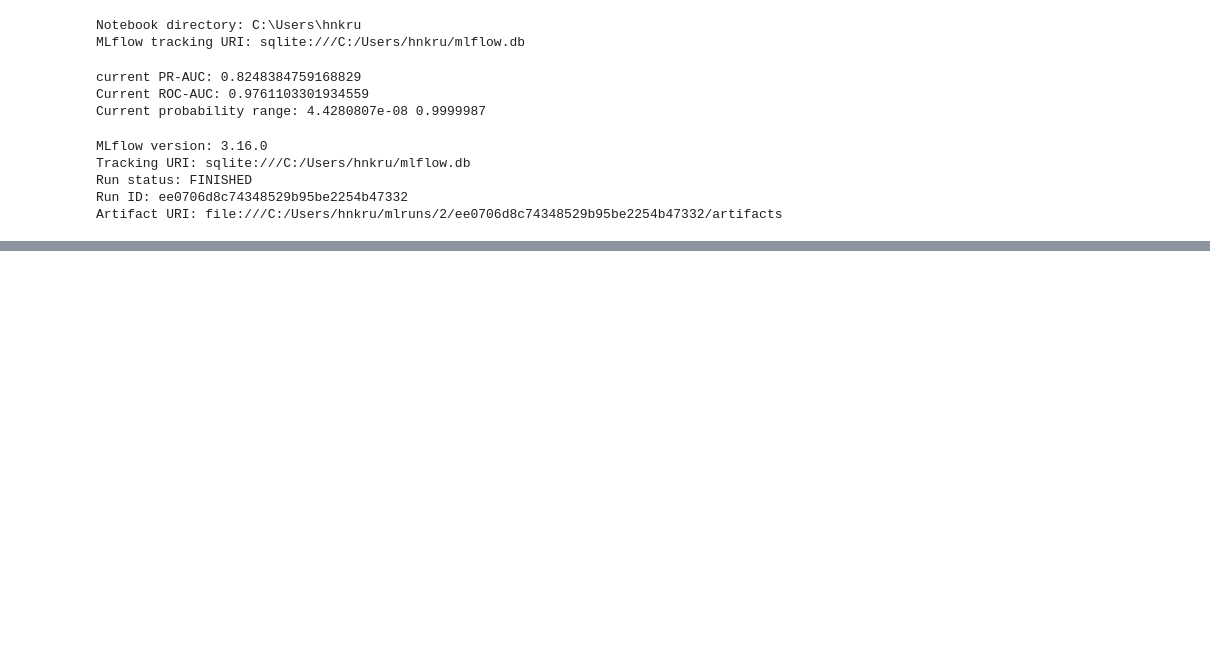
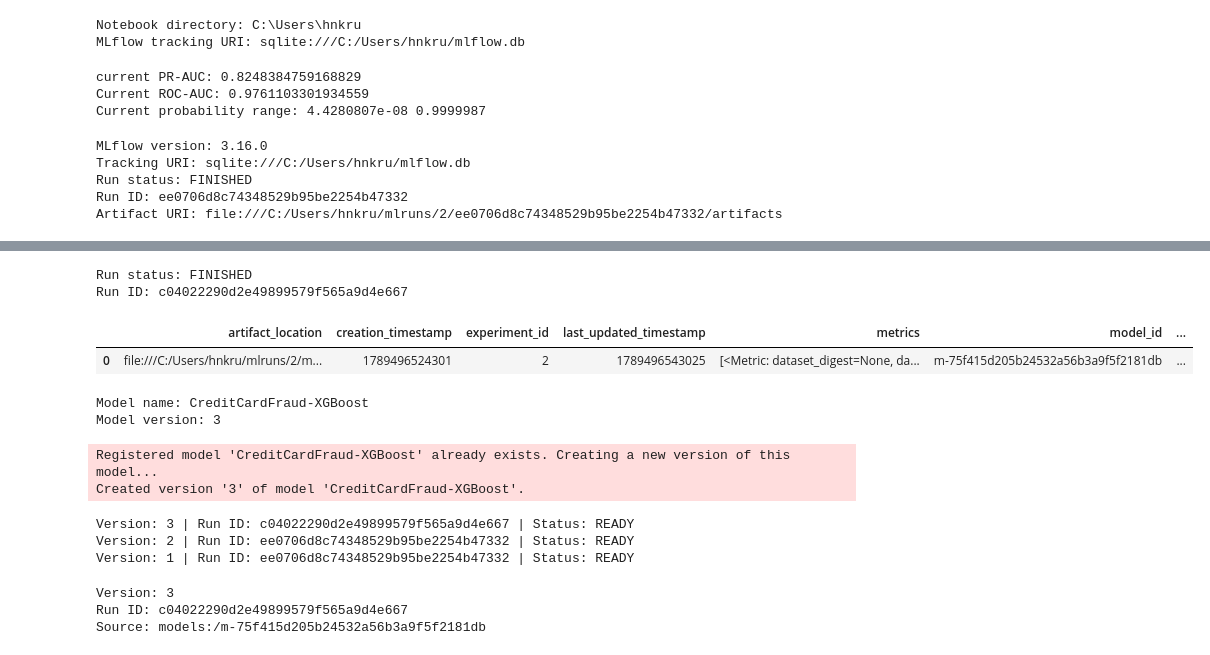
Before and after one commit to HNK69/creditCardFraud, a Jupyter notebook: notebooks/07_experiment_tracking.ipynb, the cells around one changed output, grey strips where cells are left out. Cells and saved outputs as stored; diff of their text form; code cells hidden in the pictures; blank space fills up the shorter version.

```diff
--- a/notebooks/07_experiment_tracking.ipynb
+++ b/notebooks/07_experiment_tracking.ipynb
@@ -270 +271,61 @@ for v in versions:
 Name: CreditCardFraud-XGBoost | Version: 1 | Run ID: ee0706d8c74348529b95be2254b47332
+# %%
+run_v2 = client.get_run("c04022290d2e49899579f565a9d4e667")
+
+print("Run status:", run_v2.info.status)
+print("Run ID:", run_v2.info.run_id)
+# %% [output]
+Run status: FINISHED
+Run ID: c04022290d2e49899579f565a9d4e667
+# %%
+model_v2 = mlflow.search_logged_models(
+    filter_string="source_run_id = 'c04022290d2e49899579f565a9d4e667'"
+)
+
+model_v2
+# %% [output]
+|  | artifact_location | creation_timestamp | experiment_id | last_updated_timestamp | metrics | model_id | ... |
+| 0 | file:///C:/Users/hnkru/mlruns/2/m... | 1789496524301 | 2 | 1789496543025 | [<Metric: dataset_digest=None, da... | m-75f415d205b24532a56b3a9f5f2181db | ... |
+# %%
+model_v2_id = model_v2.iloc[0]["model_id"]
+
+registered_v2 = mlflow.register_model(
+    model_uri=f"models:/{model_v2_id}",
+    name="CreditCardFraud-XGBoost"
+)
+
+print("Model name:", registered_v2.name)
+print("Model version:", registered_v2.version)
+# %% [output]
+Model name: CreditCardFraud-XGBoost
+Model version: 3
+Registered model 'CreditCardFraud-XGBoost' already exists. Creating a new version of this model...
+Created version '3' of model 'CreditCardFraud-XGBoost'.
+# %%
+versions = client.search_model_versions(
+    filter_string="name='CreditCardFraud-XGBoost'"
+)
+
+for v in versions:
+    print(
+        f"Version: {v.version} | "
+        f"Run ID: {v.run_id} | "
+        f"Status: {v.status}"
+    )
+# %% [output]
+Version: 3 | Run ID: c04022290d2e49899579f565a9d4e667 | Status: READY
+Version: 2 | Run ID: ee0706d8c74348529b95be2254b47332 | Status: READY
+Version: 1 | Run ID: ee0706d8c74348529b95be2254b47332 | Status: READY
+# %%
+v3 = client.get_model_version(
+    name="CreditCardFraud-XGBoost",
+    version="3"
+)
+
+print("Version:", v3.version)
+print("Run ID:", v3.run_id)
+print("Source:", v3.source)
+# %% [output]
+Version: 3
+Run ID: c04022290d2e49899579f565a9d4e667
+Source: models:/m-75f415d205b24532a56b3a9f5f2181db
```
Also changed, not shown: parts of 10 cells of this notebook.
